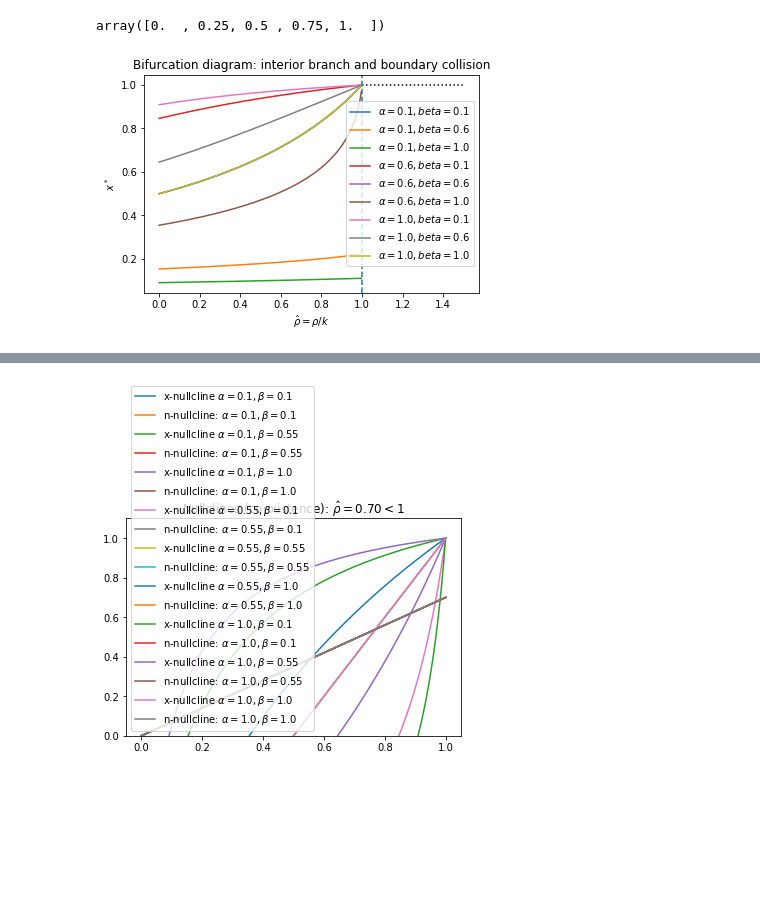
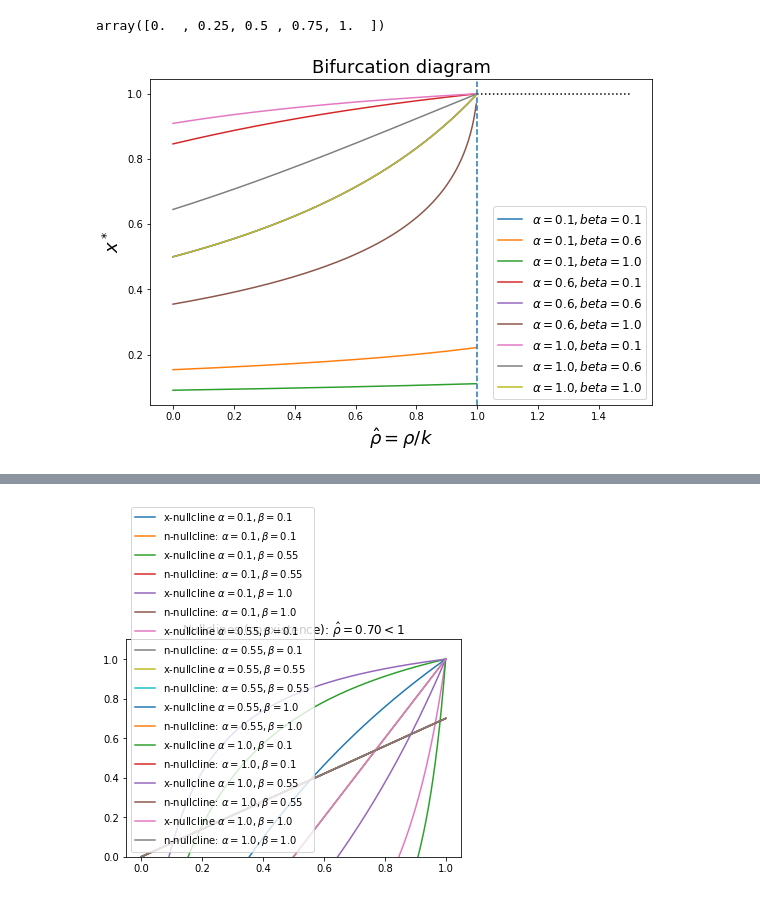
Before and after one commit to gyanezfeliu/dynamics_dormancy, a Jupyter notebook: Evolutionary dynamics of cancer dormancy.ipynb, the cells around one changed output, grey strips where cells are left out. Drawn from its saved outputs; the diff is of its cells as text; code cells hidden in the pictures; blank space fills up the shorter version.

```diff
--- a/Evolutionary dynamics of cancer dormancy.ipynb
+++ b/Evolutionary dynamics of cancer dormancy.ipynb
@@ -946,28 +962,29 @@ array([0.  , 0.25, 0.5 , 0.75, 1.  ])
 # %%
 alphas = np.linspace(0.1,1, 3)
 betas = np.linspace(0.1,1, 3)
+plt.figure(figsize=(9,6))
 for alpha in alphas:
     for beta in betas:
         rho_hat = np.linspace(0.0, 1.5, 400)
         rho = rho_hat * k
         x_alg = x_star(alpha, beta, k, rho)
         x_plot = np.where(rho_hat < 1.0, x_alg, np.nan)  # mask beyond threshold
 
         #plt.figure()
         plt.plot(rho_hat, x_plot, label=fr'$\alpha={alpha:.1f}, beta={beta:.1f}$')
         #plt.axvline(1.0, linestyle='--', label='rho_hat = 1 (collision)')
         #plt.hlines(1.0, 1.0, rho_hat.max(), linestyles=':', label='boundary x=1 (rho_hat ≥ 1)')
         #plt.ylim(0, 1.05)
-        plt.xlabel(r'$\hat{\rho}=\rho/k$')
-        plt.ylabel(r'$x^*$')
-        plt.title('Bifurcation diagram: interior branch and boundary collision')
-        plt.legend()
+        plt.xlabel(r'$\hat{\rho}=\rho/k$', fontsize=18)
+        plt.ylabel(r'$x^*$', fontsize=18)
+        plt.title('Bifurcation diagram', fontsize=18)
+        plt.legend(loc='lower right', fontsize=12)
 
 plt.axvline(1.0, linestyle='--', label='rho_hat = 1 (collision)')
 plt.hlines(1.0, 1.0, rho_hat.max(), linestyles=':', label='boundary x=1 (rho_hat ≥ 1)')
 plt.show()
 # %% [output]
-[figure, old version]
+[figure, new version]
 # %%
 # Baseline parameters:
 k = 1.0                       # environmental tolerance
```
Also changed, not shown: parts of 23 cells of this notebook, 1 other file.
